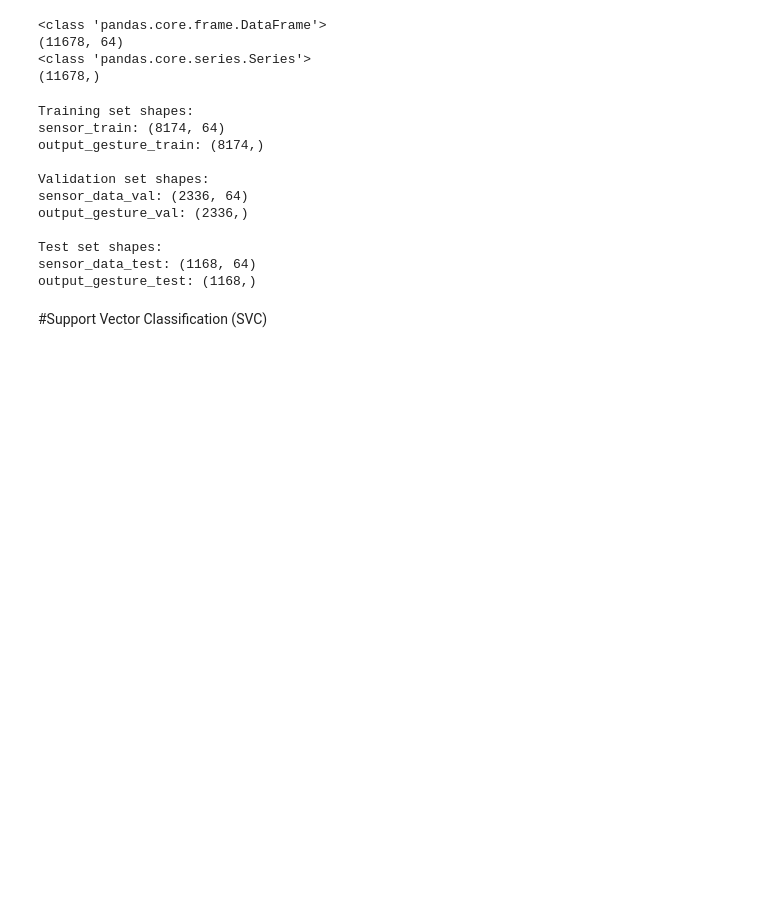
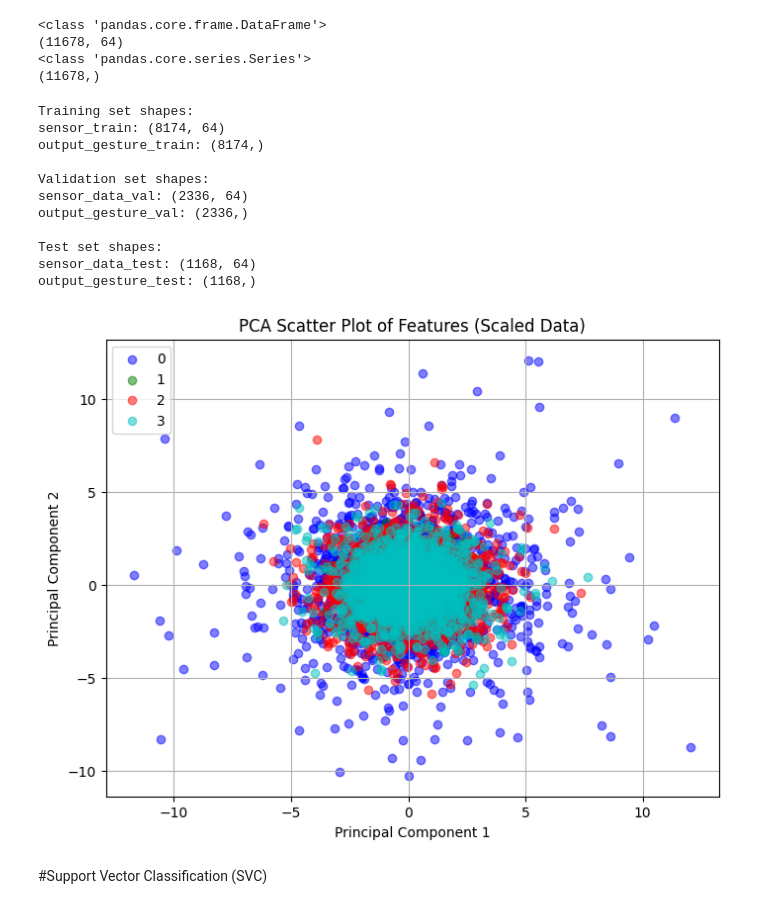
Before and after one commit to manudelu/ML4RO2_GestureClassification, a Jupyter notebook: Project.ipynb, the cells around one changed output. Cells and saved outputs as stored; diff of their text form; code cells hidden in the pictures; blank space fills up the shorter version.

```diff
--- a/Project.ipynb
+++ b/Project.ipynb
@@ -106,6 +106,30 @@ sc = StandardScaler()
 X_train_s = pd.DataFrame(sc.fit_transform(X_train))
 X_test_s = pd.DataFrame(sc.transform(X_test))
 X_val_s = pd.DataFrame(sc.transform(X_val))
+# %%
+from sklearn.decomposition import PCA
+
+pca = PCA(n_components=2)
+X_train_pca = pca.fit_transform(X_train_s)
+
+plt.figure(figsize=(8, 6))
+classes = Y_train.unique()
+colors = ['b', 'g', 'r', 'c', 'm', 'y', 'k']
+
+for i, class_ in enumerate(classes):
+    plt.scatter(X_train_pca[Y_train == class_, 0], X_train_pca[Y_train == class_, 1],
+                c=colors[i],
+                label=class_,
+                alpha=0.5)
+
+plt.xlabel('Principal Component 1')
+plt.ylabel('Principal Component 2')
+plt.title('PCA Scatter Plot of Features (Scaled Data)')
+plt.legend()
+plt.grid(True)
+plt.show()
+# %% [output]
+[figure, added]
 # %% [markdown]
 #Support Vector Classification (SVC)
 # %%
```
Also changed, not shown: parts of 8 cells of this notebook.
